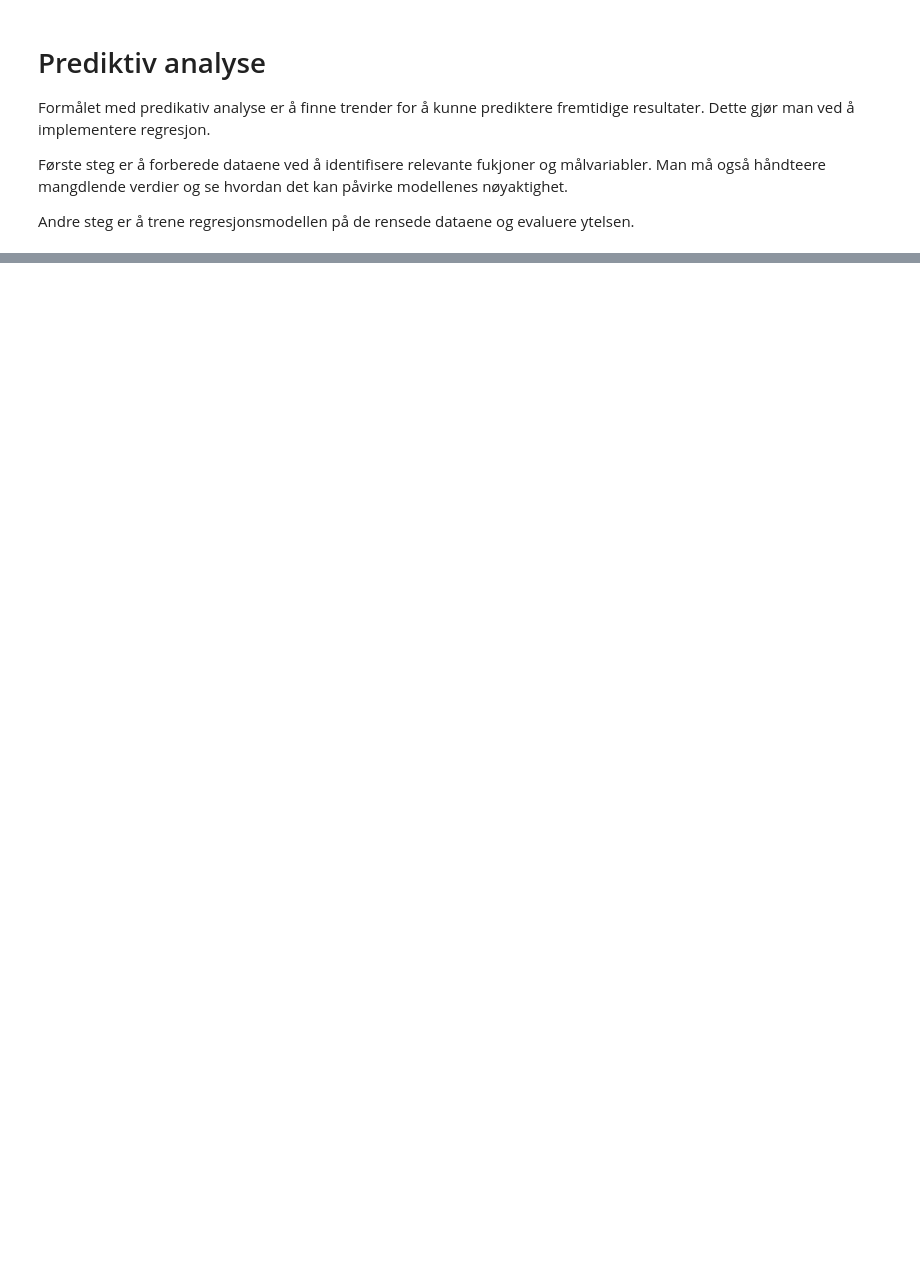
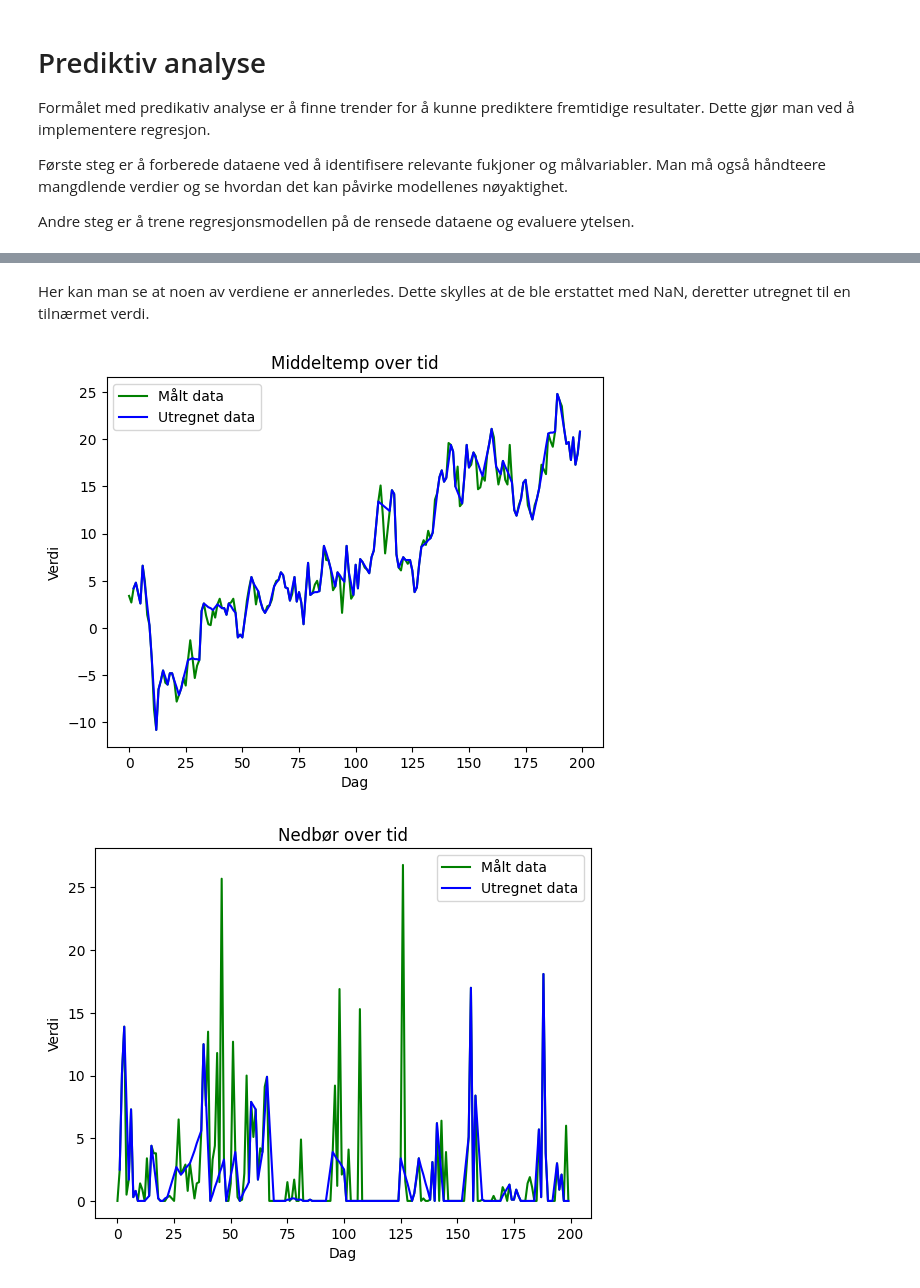
Before and after one commit to livemols/Miljo_dataanalyse_applikasjon, a Jupyter notebook: notebooks/predictive_analysis.ipynb, the cells around one changed output, grey strips where cells are left out. Cells and saved outputs as stored; diff of their text form; code cells hidden in the pictures; blank space fills up the shorter version.

Commit message:
class for missing values

```diff
--- a/notebooks/predictive_analysis.ipynb
+++ b/notebooks/predictive_analysis.ipynb
@@ -97,0 +13,14 @@ measured_calculated_plot("Nedbør")
+# %%
+import pandas as pd
+import os
+import sys
+
+sys.path.insert(0, os.path.abspath(os.path.join(os.getcwd(), '../src')))
+
+original_file = "blindern_data_cleaning.csv"
+data_path = os.path.join(os.getcwd(),"..", "data")
+original_path = os.path.join(data_path, original_file)
+df = pd.read_csv(original_path, delimiter=";")
+
+from modelling.missing_values import MissingValues
+mv = MissingValues()
@@ -97,0 +47,8 @@ measured_calculated_plot("Nedbør")
+# %% [markdown]
+Her kan man se at noen av verdiene er annerledes. Dette skylles at de ble erstattet med NaN, deretter utregnet til en tilnærmet verdi.
+# %%
+mv.measured_calculated_plot("Middeltemp")
+mv.measured_calculated_plot("Nedbør",0.5)
+# %% [output]
+[figure, added]
+[figure, added]
```
Also changed, not shown: parts of 8 cells of this notebook, 1 other file.
